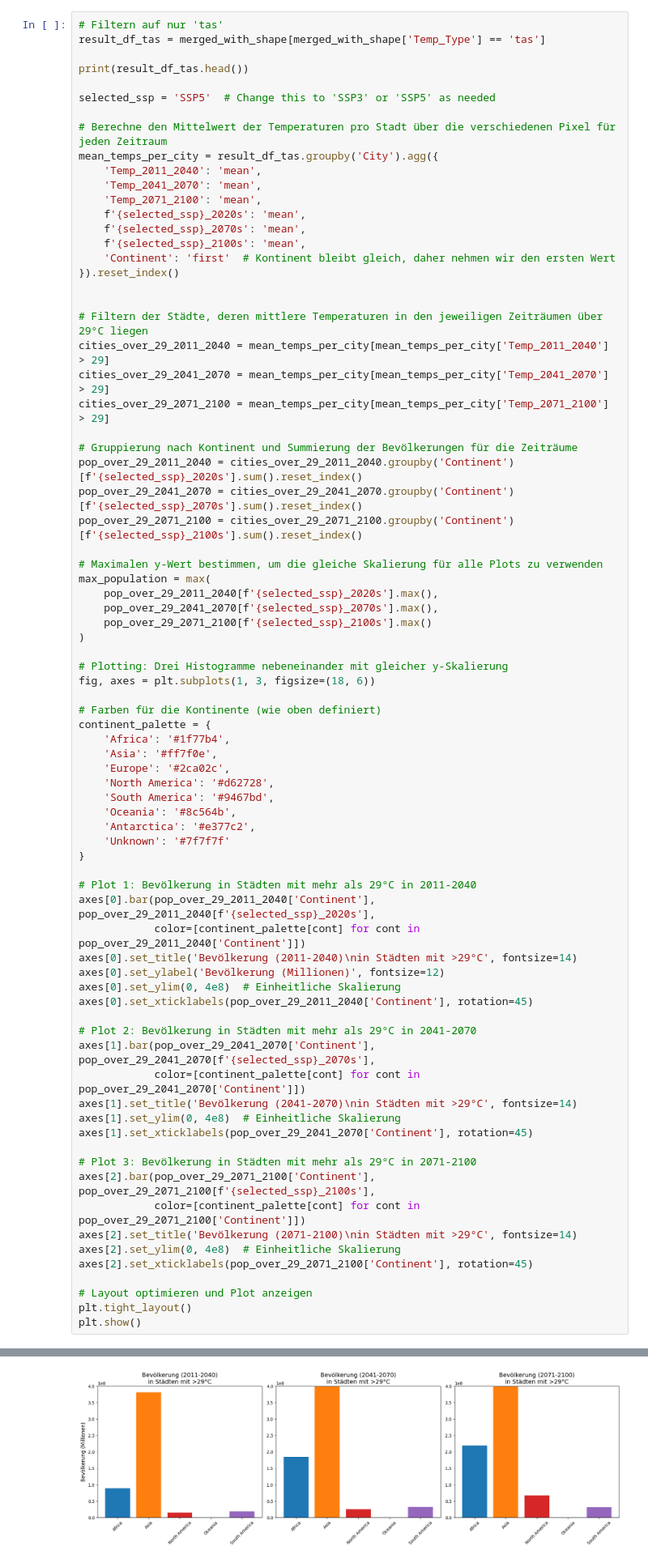
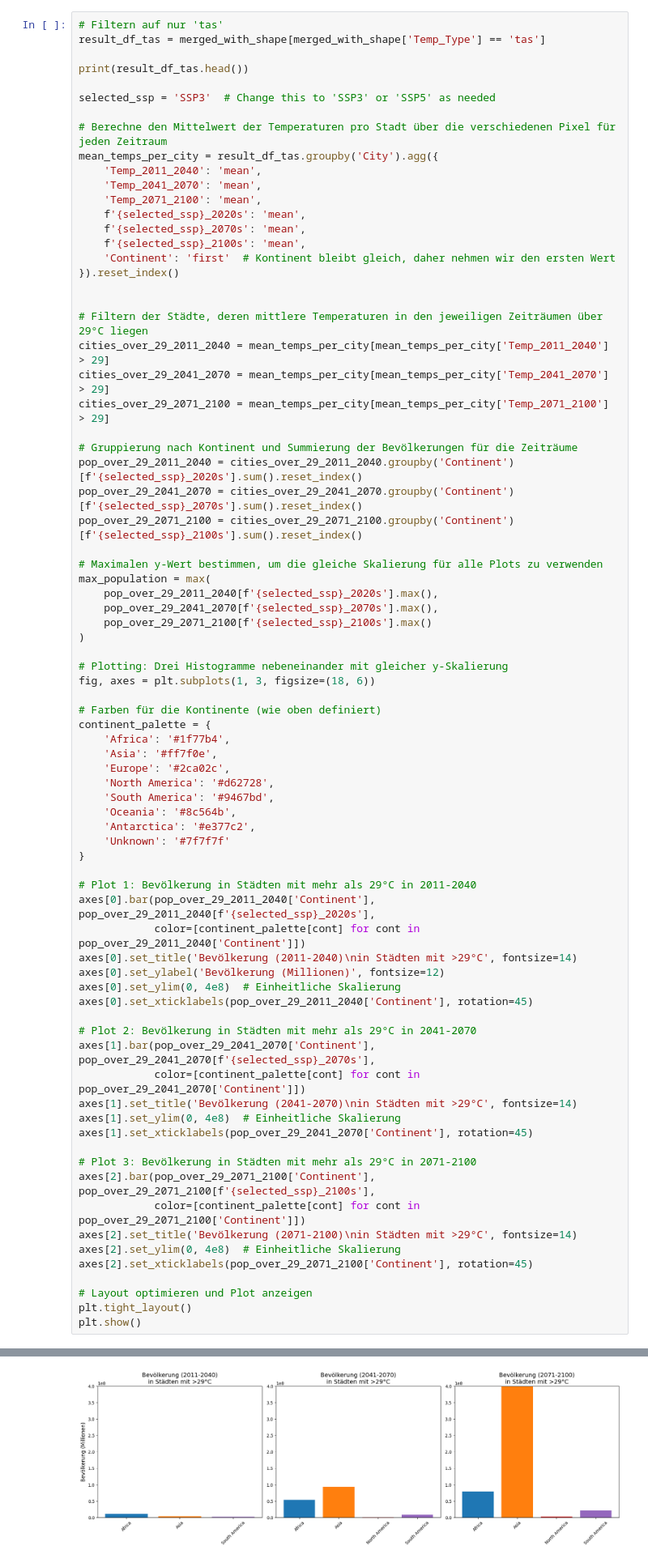
Before and after one commit to johnfriesen/Urban-Climate-Scenarios, a Jupyter notebook: analyse_data.ipynb, the cells around one changed output, grey strips where cells are left out. Shown at 81% size. Drawn from its saved outputs; the diff is of its cells as text.

```diff
--- a/analyse_data.ipynb
+++ b/analyse_data.ipynb
@@ -364,7 +933,7 @@ result_df_tas = merged_with_shape[merged_with_shape['Temp_Type'] == 'tas']
 
 print(result_df_tas.head())
 
-selected_ssp = 'SSP5'  # Change this to 'SSP3' or 'SSP5' as needed
+selected_ssp = 'SSP3'  # Change this to 'SSP3' or 'SSP5' as needed
 
 # Berechne den Mittelwert der Temperaturen pro Stadt über die verschiedenen Pixel für jeden Zeitraum
 mean_temps_per_city = result_df_tas.groupby('City').agg({
@@ -456,4 +1025,4 @@ plt.show()
-[figure, old version]
+[figure, new version]
 # %%
 import pandas as pd
 
```
Also changed, not shown: parts of 17 cells of this notebook, 19 other files.
